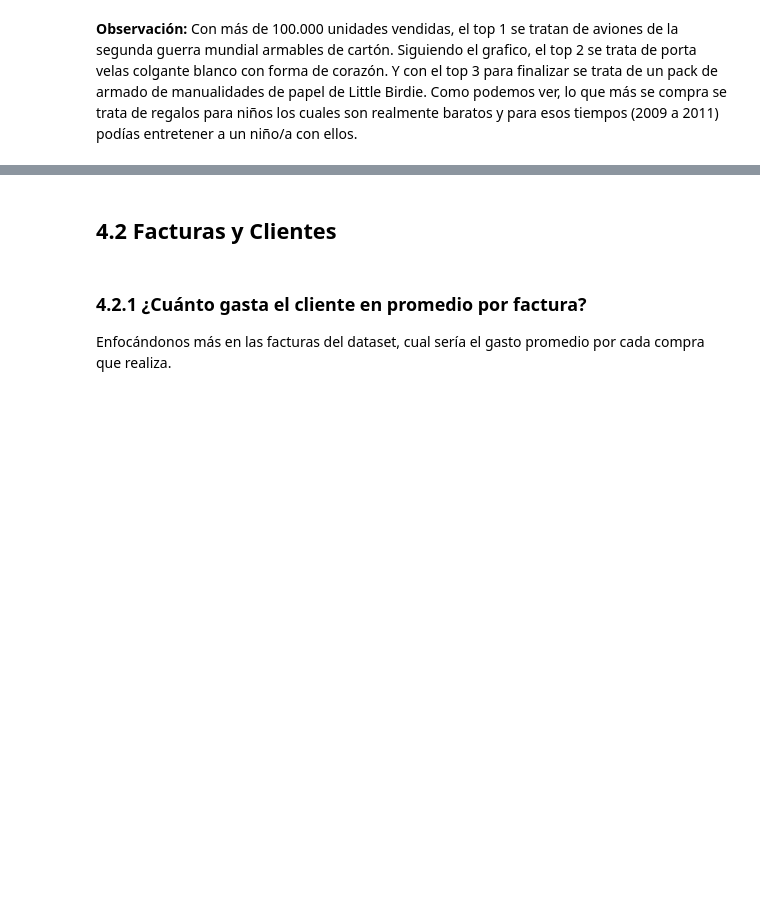
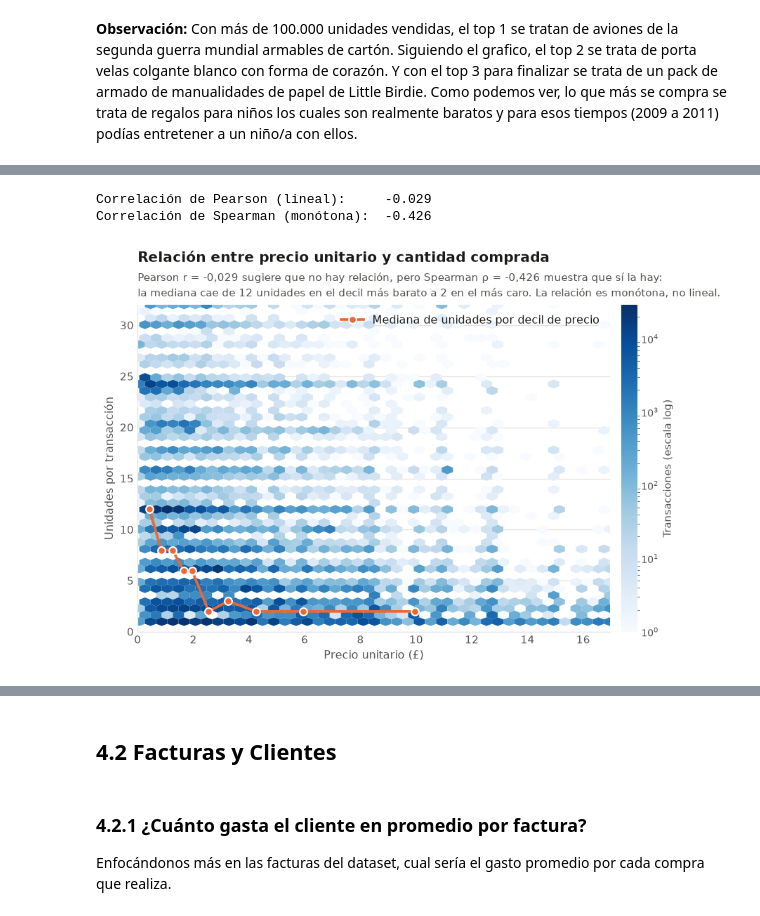
Before and after one commit to AgusPluda/online-retail-analysis, a Jupyter notebook: online_retail_analysis.ipynb, the cells around one changed output, grey strips where cells are left out. Cells and saved outputs as stored; diff of their text form; code cells hidden in the pictures; blank space fills up the shorter version.

```diff
--- a/online_retail_analysis.ipynb
+++ b/online_retail_analysis.ipynb
@@ -542,0 +633,51 @@ Lo único que no me sorprende es que la relación sea negativa, acá es donde se
+# %%
+pearson = df_sales["unit_price"].corr(df_sales["quantity"])
+spearman, _ = spearmanr(df_sales["unit_price"], df_sales["quantity"])
+
+print(f"Correlación de Pearson (lineal):     {pearson:.3f}")
+print(f"Correlación de Spearman (monótona):  {spearman:.3f}")
+
+# Mediana de unidades compradas en cada decil de precio unitario
+deciles = pd.qcut(df_sales["unit_price"], 10, duplicates="drop")
+resumen = (df_sales.groupby(deciles, observed=True)
+           .agg(precio=("unit_price", "median"), unidades=("quantity", "median"))
+           .reset_index(drop=True))
+
+# Se recorta la nube para que sea legible: el eje X al percentil 99 del precio
+# y el eje Y al percentil 95 de la cantidad, donde ocurre casi toda la masa de datos.
+x_max = df_sales["unit_price"].quantile(0.99)
+y_max = df_sales["quantity"].quantile(0.95)
+visible = df_sales[(df_sales["unit_price"] <= x_max) & (df_sales["quantity"] <= y_max)]
+
+fig, ax = plt.subplots(figsize=(9.5, 5.5))
+
+hb = ax.hexbin(visible["unit_price"], visible["quantity"], gridsize=42, bins="log",
+               cmap="Blues", mincnt=1, linewidths=0)
+
+dentro = resumen[resumen["precio"] <= x_max]
+ax.plot(dentro["precio"], dentro["unidades"], color=NARANJA, linewidth=2.4,
+        marker="o", markersize=7, markeredgecolor="white", markeredgewidth=1.4,
+        label="Mediana de unidades por decil de precio", zorder=5)
+
+barra = fig.colorbar(hb, ax=ax, pad=0.02)
+barra.set_label("Transacciones (escala log)", color=TINTA_2, fontsize=9.5)
+barra.outline.set_visible(False)
+barra.ax.tick_params(length=0, labelsize=9)
+
+ax.set_xlim(0, x_max)
+ax.set_ylim(0, y_max)
+estilo(ax, "y")
+ax.set_xlabel("Precio unitario (£)")
+ax.set_ylabel("Unidades por transacción")
+ax.legend(loc="upper right")
+
+titulo(ax, "Relación entre precio unitario y cantidad comprada",
+       f"Pearson r = {num(pearson, 3)} sugiere que no hay relación, pero Spearman ρ = {num(spearman, 3)} muestra que sí la hay:\n"
+       "la mediana cae de 12 unidades en el decil más barato a 2 en el más caro. La relación es monótona, no lineal.")
+
+guardar(fig, "03_precio_vs_cantidad")
+plt.show()
+# %% [output]
+Correlación de Pearson (lineal):     -0.029
+Correlación de Spearman (monótona):  -0.426
+[figure, added]
```
Also changed, not shown: parts of 87 cells of this notebook, 33 other files.
